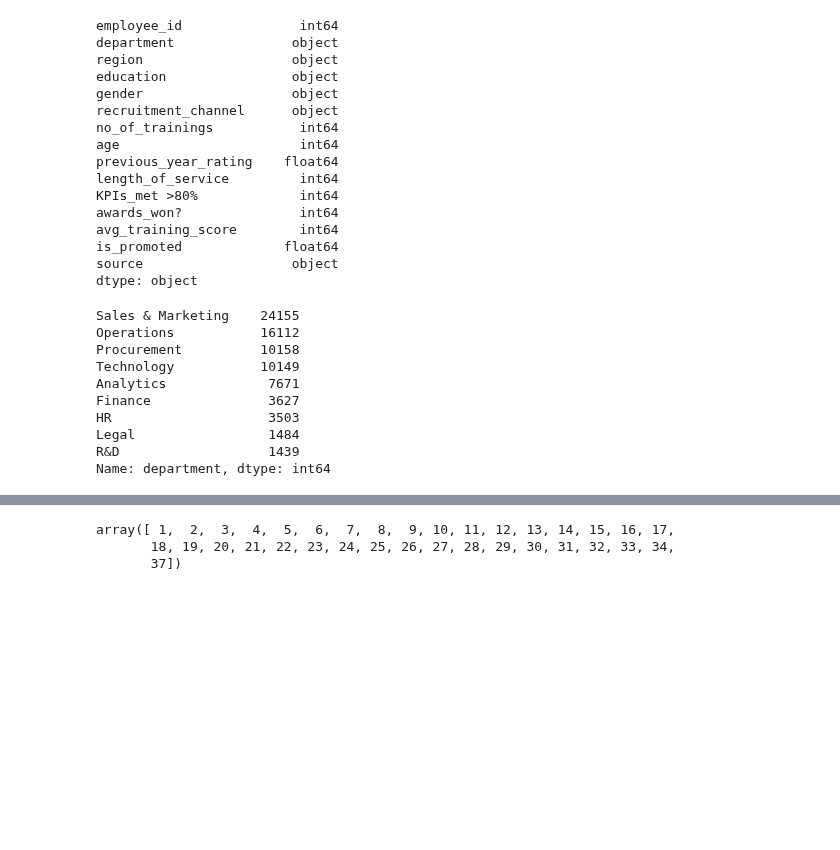
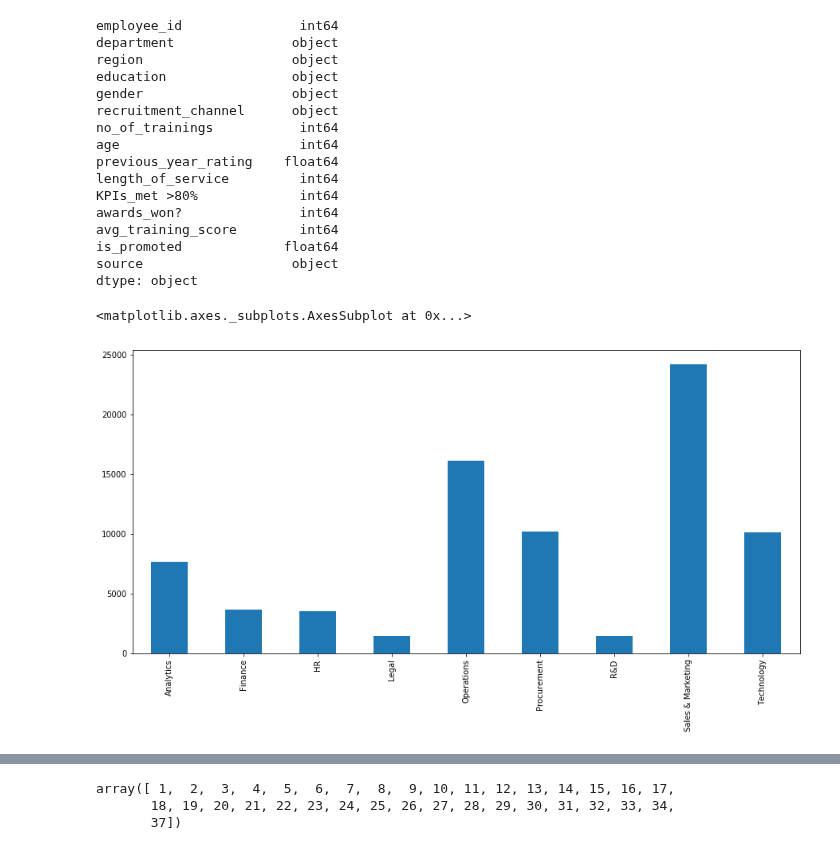
Before and after one commit to IITGuwahati-AI/Learning-Content, a Jupyter notebook: HR_analytics.ipynb, the cells around one changed output, grey strips where cells are left out. Cells and saved outputs as stored; diff of their text form; code cells hidden in the pictures; blank space fills up the shorter version.

```diff
--- a/HR_analytics.ipynb
+++ b/HR_analytics.ipynb
@@ -160,16 +141,8 @@ is_promoted             float64
 source                   object
 dtype: object
 # %%
-df['department'].value_counts()
+df['department'].value_counts().sort_index().plot.bar(figsize = (15,7))
 # %% [output]
-Sales & Marketing    24155
-Operations           16112
-Procurement          10158
-Technology           10149
-Analytics             7671
-Finance               3627
-HR                    3503
-Legal                 1484
-R&D                   1439
-Name: department, dtype: int64
+<matplotlib.axes._subplots.AxesSubplot at 0x...>
+[figure, added]
 # %%
```
Also changed, not shown: parts of 22 cells of this notebook.
